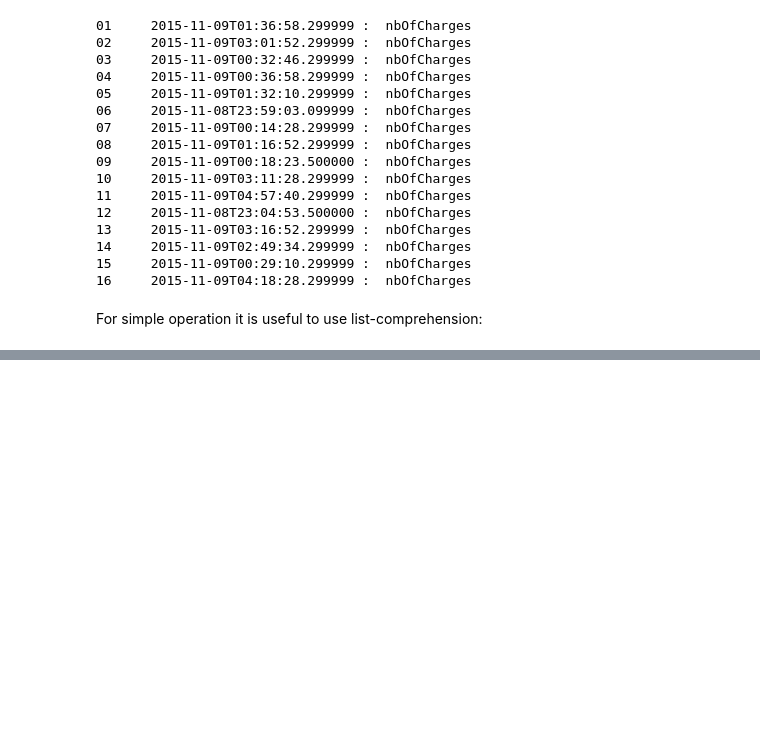
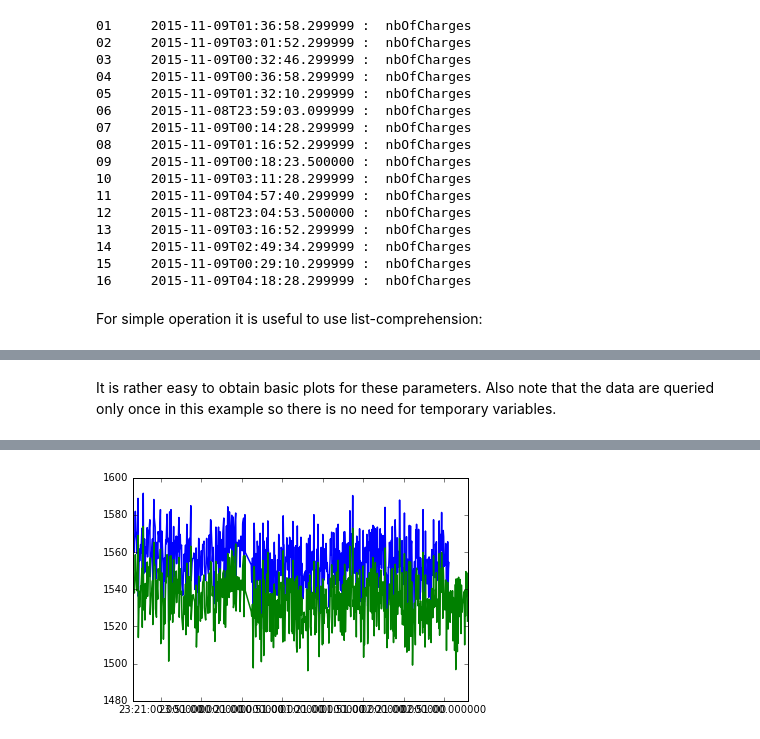
Before and after one commit to chernals/kepler, a Jupyter notebook: VarilogExample.ipynb, the cells around one changed output, grey strips where cells are left out. Saved outputs shown, nothing was run; the diff lists cells and outputs as text; code cells hidden in the pictures; blank space fills up the shorter version.

```diff
--- a/VarilogExample.ipynb
+++ b/VarilogExample.ipynb
@@ -246,0 +297,7 @@ md.parameters.F16_BCT203.Sampler.sampleData
+# %% [markdown]
+It is rather easy to obtain basic plots for these parameters. Also note that the data are queried only once in this example so there is no need for temporary variables.
+# %%
+%%time
+plt.plot(md.parameters.PR_BCT.HotspotIntensity.dcAftInj1[:,0],md.parameters.PR_BCT.HotspotIntensity.dcAftInj1[:,1])
+plt.plot(md.parameters.PR_BCT.HotspotIntensity.dcBefEje1[:,0],md.parameters.PR_BCT.HotspotIntensity.dcBefEje1[:,1])
+# %% [output]
@@ -246,0 +307 @@ md.parameters.F16_BCT203.Sampler.sampleData
+[figure, added]
```
Also changed, not shown: parts of 23 cells of this notebook.
